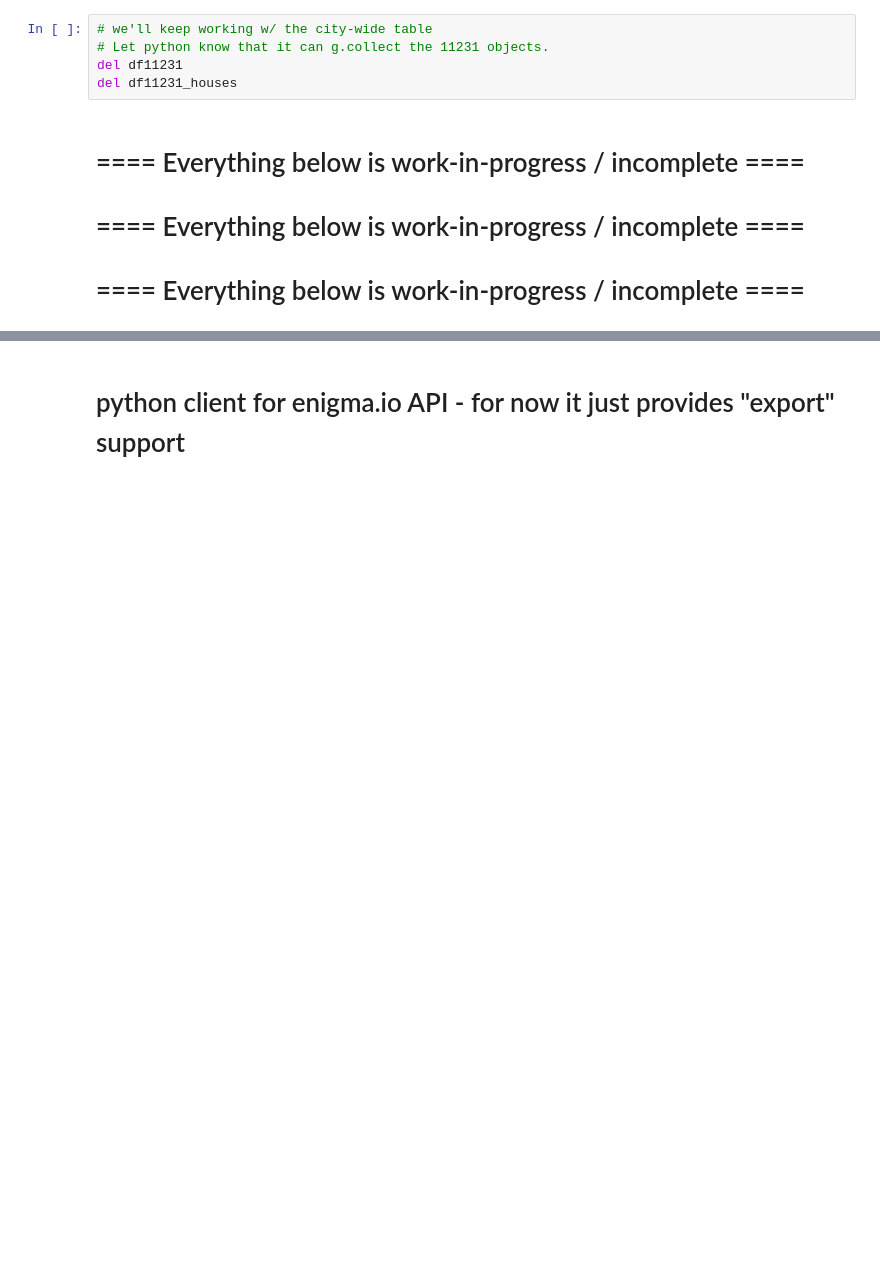
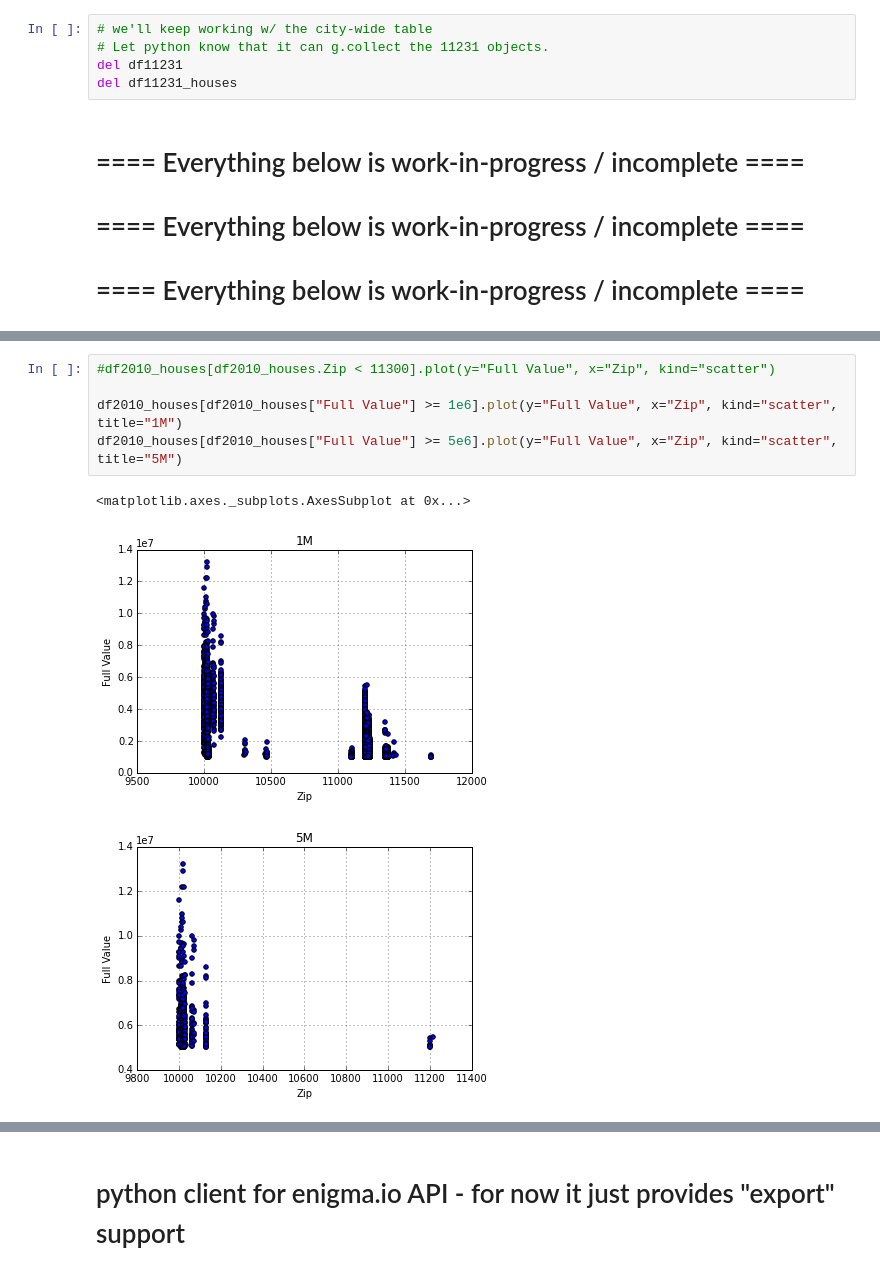
Before and after one commit to jdsketches/data_playground, a Jupyter notebook: enigma_nyc_properties.ipynb, the cells around one changed output, grey strips where cells are left out. Cells and saved outputs as stored; diff of their text form; blank space fills up the shorter version.

```diff
--- a/enigma_nyc_properties.ipynb
+++ b/enigma_nyc_properties.ipynb
@@ -641,0 +688,9 @@ del df11231_houses
+# %%
+#df2010_houses[df2010_houses.Zip < 11300].plot(y="Full Value", x="Zip", kind="scatter")
+
+df2010_houses[df2010_houses["Full Value"] >= 1e6].plot(y="Full Value", x="Zip", kind="scatter", title="1M")
+df2010_houses[df2010_houses["Full Value"] >= 5e6].plot(y="Full Value", x="Zip", kind="scatter", title="5M")
+# %% [output]
+<matplotlib.axes._subplots.AxesSubplot at 0x...>
+[figure, added]
+[figure, added]
```
Also changed, not shown: parts of 14 cells of this notebook.
